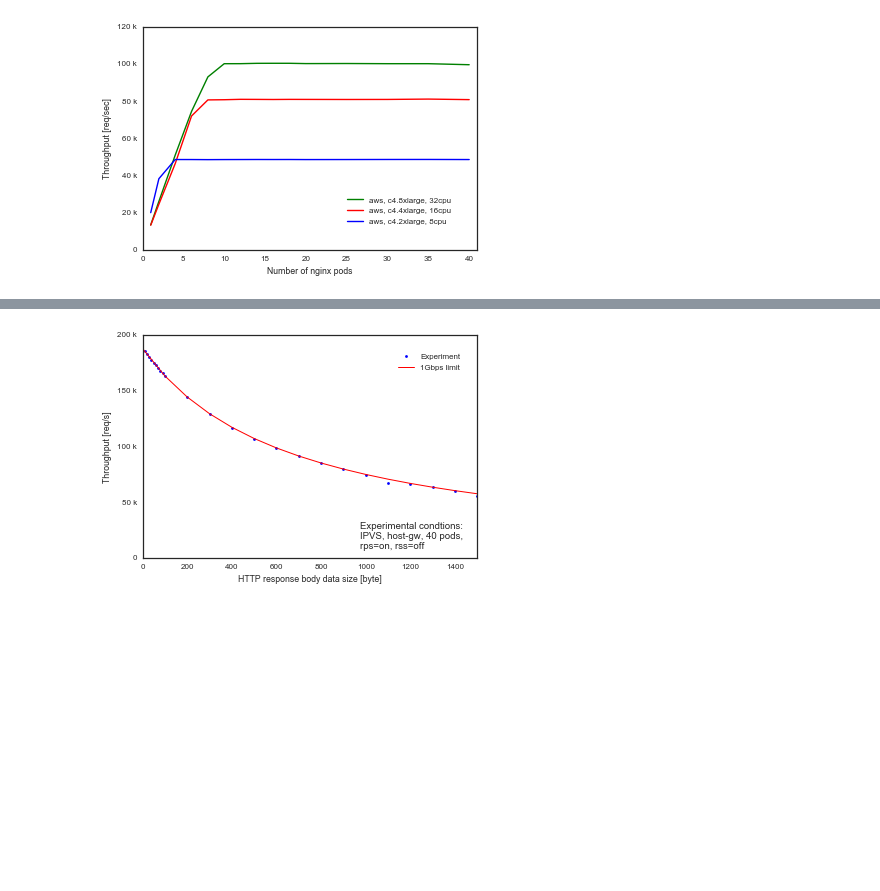
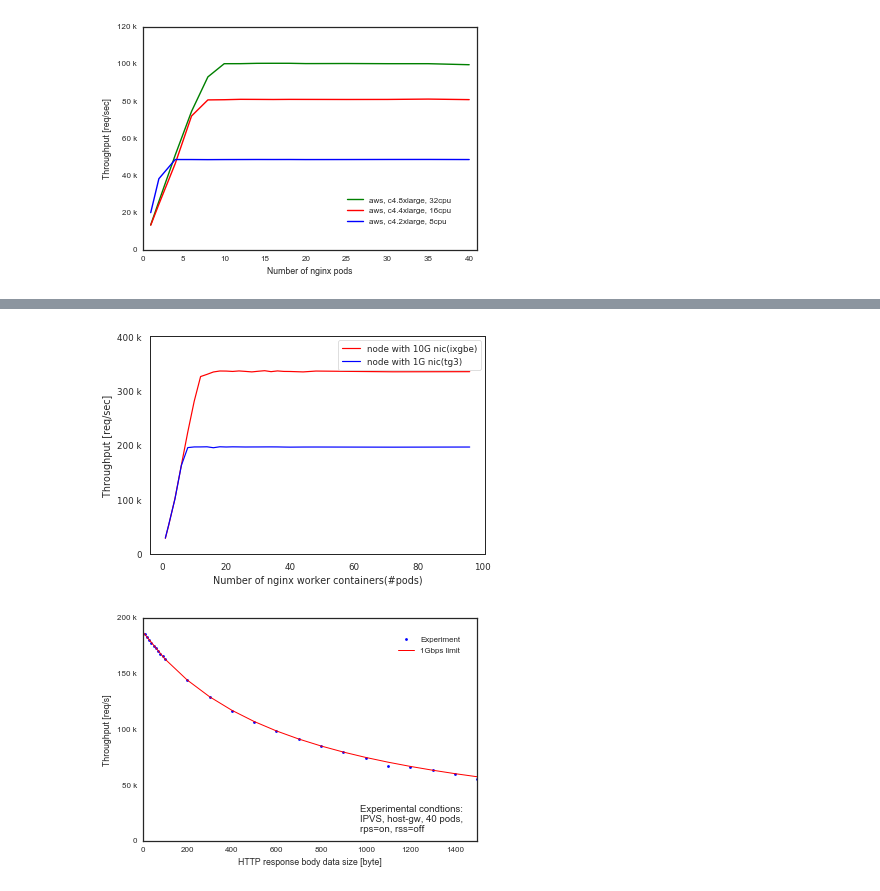
Before and after one commit to ktaka-ccmp/kube-lb-bench, a Jupyter notebook: PHD_THESIS.ipynb, the cells around one changed output, grey strips where cells are left out. Drawn from its saved outputs; the diff is of its cells as text; code cells hidden in the pictures; blank space fills up the shorter version.

```diff
--- a/PHD_THESIS.ipynb
+++ b/PHD_THESIS.ipynb
@@ -392,3 +339,89 @@ plt.savefig('PHD_THESIS_FIGS/10G_ipvs.png', bbox_inches="tight", dpi=600)
+# %%
+import numpy as np
+import pandas as pd
+import matplotlib.pyplot as plt
+get_ipython().magic('matplotlib inline')
+
+import seaborn as sns
+sns.set_style("white")
+sns.set_context("paper")
+
+from matplotlib.ticker import FuncFormatter
+
+def y_fmt(y, pos):
+    decades = [1e9, 1e6, 1e3, 1e0, 1e-3, 1e-6, 1e-9 ]
+    suffix  = ["G", "M", "k", "" , "m" , "u", "n"  ]
+    if y == 0:
+        return str(0)
+    for i, d in enumerate(decades):
+        if np.abs(y) >=d:
+            val = y/float(d)
+            signf = len(str(val).split(".")[1])
+            if signf == 0:
+                return '{val:d} {suffix}'.format(val=int(val), suffix=suffix[i])
+            else:
+                if signf == 1:
+#                    print (val, signf)
+                    if str(val).split(".")[1] == "0":
+                       return '{val:d} {suffix}'.format(val=int(round(val)), suffix=suffix[i])
+                tx = "{"+"val:.{signf}f".format(signf = signf) +"} {suffix}"
+                return tx.format(val=val, suffix=suffix[i])
+
+                #return y
+    return y
+
+fig = plt.figure(figsize=(6, 4))
+ax1 = fig.add_subplot(111)
+
+d0 = np.loadtxt("KuruwaNew/Try02_cubic/rss_rps_rfs_xps_1_0_0_0/ipvs1_0.csv",usecols=(0, 1), delimiter=',', unpack=True, skiprows=1)
+d1 = np.loadtxt("KuruwaNew/Try02_cubic/rss_rps_rfs_xps_1_0_0_0/ipvs1_1.csv",usecols=(0, 1), delimiter=',', unpack=True, skiprows=1)
+d2 = np.loadtxt("KuruwaNew/Try02_cubic/rss_rps_rfs_xps_1_0_0_0/ipvs1_2.csv",usecols=(0, 1), delimiter=',', unpack=True, skiprows=1)
+d3 = np.loadtxt("KuruwaNew/Try02_cubic/rss_rps_rfs_xps_1_0_0_0/ipvs1_3.csv",usecols=(0, 1), delimiter=',', unpack=True, skiprows=1)
+d4 = np.loadtxt("KuruwaNew/Try02_cubic/rss_rps_rfs_xps_1_0_0_0/ipvs1_4.csv",usecols=(0, 1), delimiter=',', unpack=True, skiprows=1)
+d5 = np.loadtxt("KuruwaNew/Try02_cubic/rss_rps_rfs_xps_1_0_0_0/ipvs1_5.csv",usecols=(0, 1), delimiter=',', unpack=True, skiprows=1)
+d6 = np.loadtxt("KuruwaNew/Try02_cubic/rss_rps_rfs_xps_1_0_0_0/ipvs1_6.csv",usecols=(0, 1), delimiter=',', unpack=True, skiprows=1)
+d7 = np.loadtxt("KuruwaNew/Try02_cubic/rss_rps_rfs_xps_1_0_0_0/ipvs1_7.csv",usecols=(0, 1), delimiter=',', unpack=True, skiprows=1)
+d8 = np.loadtxt("KuruwaNew/Try02_cubic/rss_rps_rfs_xps_1_0_0_0/ipvs1_8.csv",usecols=(0, 1), delimiter=',', unpack=True, skiprows=1)
+d9 = np.loadtxt("KuruwaNew/Try02_cubic/rss_rps_rfs_xps_1_0_0_0/ipvs1_9.csv",usecols=(0, 1), delimiter=',', unpack=True, skiprows=1)
+
+dt=np.delete(np.concatenate((d0, d1, d2, d3, d4, d5, d6, d7, d8, d9), axis=0), [2,4,6,8,10,12,14,16,18],0)
+m=np.mean(dt[1::1], axis=0)
+
+cb10g = dt ; mcb10g = m
+
+d0 = np.loadtxt("KuruwaNew/Try01_cubic/rss_rps_rfs_xps_0_1_1_1/ipvs1_0.csv",usecols=(0,1), delimiter=',', unpack=True, skiprows=1)
+d1 = np.loadtxt("KuruwaNew/Try01_cubic/rss_rps_rfs_xps_0_1_1_1/ipvs1_1.csv",usecols=(0,1), delimiter=',', unpack=True, skiprows=1)
+d2 = np.loadtxt("KuruwaNew/Try01_cubic/rss_rps_rfs_xps_0_1_1_1/ipvs1_2.csv",usecols=(0,1), delimiter=',', unpack=True, skiprows=1)
+d3 = np.loadtxt("KuruwaNew/Try01_cubic/rss_rps_rfs_xps_0_1_1_1/ipvs1_3.csv",usecols=(0,1), delimiter=',', unpack=True, skiprows=1)
+d4 = np.loadtxt("KuruwaNew/Try01_cubic/rss_rps_rfs_xps_0_1_1_1/ipvs1_4.csv",usecols=(0,1), delimiter=',', unpack=True, skiprows=1)
+d5 = np.loadtxt("KuruwaNew/Try01_cubic/rss_rps_rfs_xps_0_1_1_1/ipvs1_5.csv",usecols=(0,1), delimiter=',', unpack=True, skiprows=1)
+d6 = np.loadtxt("KuruwaNew/Try01_cubic/rss_rps_rfs_xps_0_1_1_1/ipvs1_6.csv",usecols=(0,1), delimiter=',', unpack=True, skiprows=1)
+d7 = np.loadtxt("KuruwaNew/Try01_cubic/rss_rps_rfs_xps_0_1_1_1/ipvs1_7.csv",usecols=(0,1), delimiter=',', unpack=True, skiprows=1)
+d8 = np.loadtxt("KuruwaNew/Try01_cubic/rss_rps_rfs_xps_0_1_1_1/ipvs1_8.csv",usecols=(0,1), delimiter=',', unpack=True, skiprows=1)
+d9 = np.loadtxt("KuruwaNew/Try01_cubic/rss_rps_rfs_xps_0_1_1_1/ipvs1_9.csv",usecols=(0,1), delimiter=',', unpack=True, skiprows=1)
+
+dt=np.delete(np.concatenate((d0, d1, d2, d3, d4, d5, d6, d7, d8, d9), axis=0), [2,4,6,8,10,12,14,16,18],0)
+m=np.mean(dt[1::1], axis=0)
+
+cb1=dt; mcb1=m
+
+ax1.plot(cb10g[0], mcb10g ,  color='r', ls='-', marker='', label='node with 10G nic(ixgbe)')
+#ax1.plot(cb10g[0], cb10g[1::1].T,  color='r', ls='', marker='.')
+
+ax1.plot(cb1[0], mcb1,  color='b', ls='-', marker='', label='node with 1G nic(tg3)')
+#ax1.plot(cb1[0], cb1[1::1].T,  color='b', ls='', marker='.')
+
+ax1.yaxis.set_major_formatter(FuncFormatter(y_fmt))
+
+ax1.set_yticks(np.arange(0, 400001, 100000))
+ax1.set_ylabel('Throughput [req/sec]')
+ax1.set_xlabel('Number of nginx worker containers(#pods)')
+ax1.legend()
+# plt.title('Load balancer throughput \w 10Gbps NIC')
+
+plt.savefig('PHD_THESIS_FIGS/10G_ipvs.png', bbox_inches="tight", dpi=600)
+# %% [output]
+[figure, added]
 # %%
 import numpy as np
 import pandas as pd
```
Also changed, not shown: parts of 1 cell of this notebook, 4 other files.
